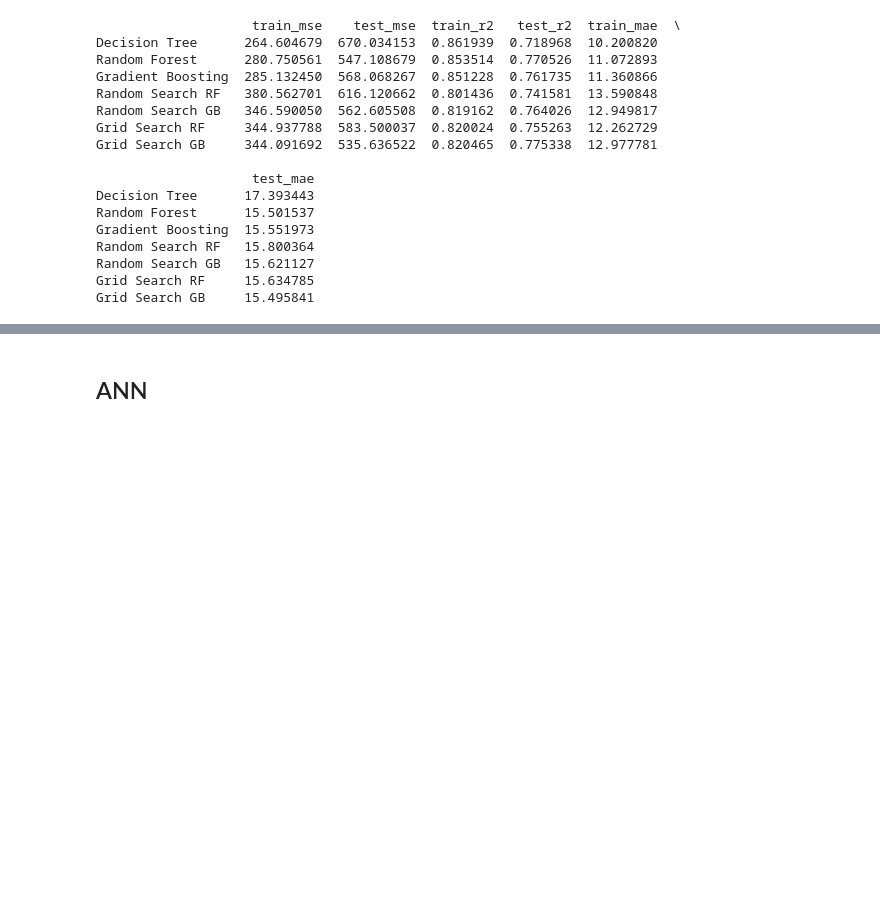
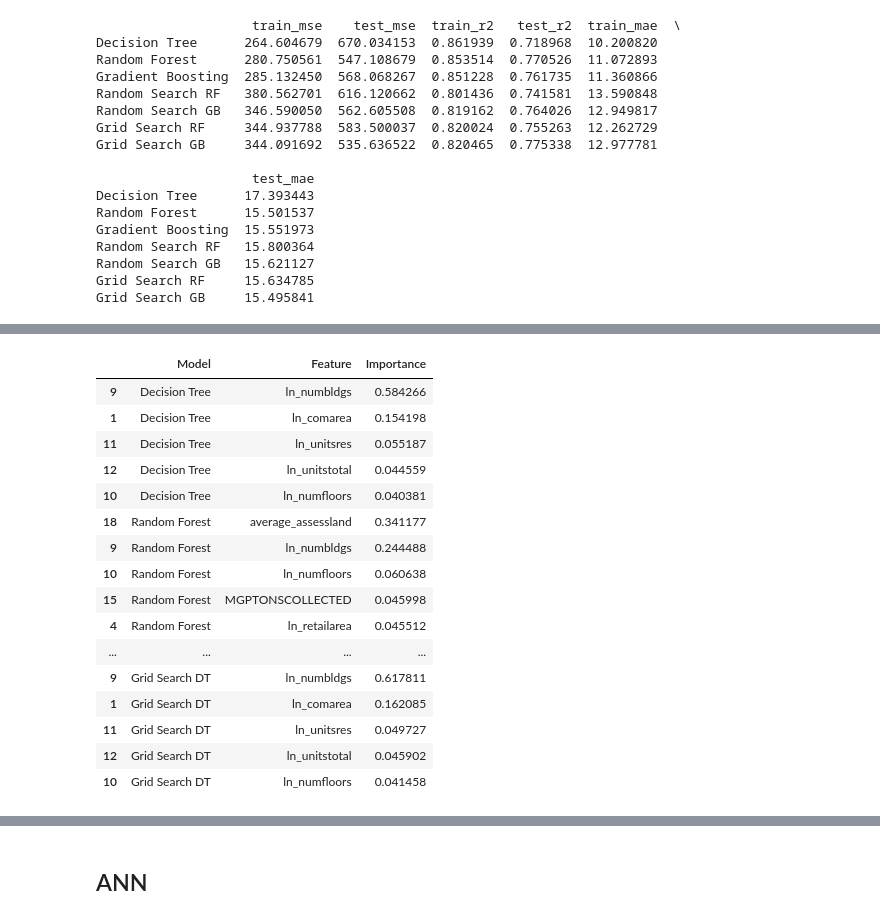
Before and after one commit to Ssuche/CUSP7033project, a Jupyter notebook: Decision_Tree_Random_Forests.ipynb, the cells around one changed output, grey strips where cells are left out. Cells and saved outputs as stored; diff of their text form; code cells hidden in the pictures; blank space fills up the shorter version.

```diff
--- a/Decision_Tree_Random_Forests.ipynb
+++ b/Decision_Tree_Random_Forests.ipynb
@@ -902,0 +951,36 @@ ln_unitstotal    0.041330
+# %%
+import pandas as pd
+np.random.seed(7033)
+significant_features = {}
+
+for name, model in models.items():
+    # Check if the model has a 'feature_importances_' attribute
+    if hasattr(model, 'feature_importances_'):
+        feature_importance = model.feature_importances_
+    else:
+        feature_importance = model.best_estimator_.feature_importances_
+
+    # Store feature importance in a DataFrame with column names as feature names
+    feature_importance_df = pd.DataFrame({'Feature': X_train.columns, 'Importance': feature_importance})
+
+    # Sort the features by importance
+    feature_importance_df = feature_importance_df.sort_values(by='Importance', ascending=False)
+
+    # Select significant features, for example, top 5
+    significant_features[name] = feature_importance_df.head(5)
+
+# Concatenate the DataFrames from the dictionary into a single DataFrame
+significant_features_df = pd.concat(significant_features.values(), keys=significant_features.keys())
+
+# Reset index for cleaner display
+significant_features_df.reset_index(level=0, inplace=True)
+significant_features_df.rename(columns={'level_0': 'Model'}, inplace=True)
+
+# Group by model
+grouped_df = significant_features_df.groupby('Model')
+
+# Display the grouped DataFrame
+for model, group in grouped_df:
+    print(f"Significant features for {model}:")
+    print(group)
+    print()
@@ -902,0 +1005,20 @@ ln_unitstotal    0.041330
+# %%
+significant_features_df
+# %% [output]
+|  | Model | Feature | Importance |
+| 9 | Decision Tree | ln_numbldgs | 0.584266 |
+| 1 | Decision Tree | ln_comarea | 0.154198 |
+| 11 | Decision Tree | ln_unitsres | 0.055187 |
+| 12 | Decision Tree | ln_unitstotal | 0.044559 |
+| 10 | Decision Tree | ln_numfloors | 0.040381 |
+| 18 | Random Forest | average_assessland | 0.341177 |
+| 9 | Random Forest | ln_numbldgs | 0.244488 |
+| 10 | Random Forest | ln_numfloors | 0.060638 |
+| 15 | Random Forest | MGPTONSCOLLECTED | 0.045998 |
+| 4 | Random Forest | ln_retailarea | 0.045512 |
+| ... | ... | ... | ... |
+| 9 | Grid Search DT | ln_numbldgs | 0.617811 |
+| 1 | Grid Search DT | ln_comarea | 0.162085 |
+| 11 | Grid Search DT | ln_unitsres | 0.049727 |
+| 12 | Grid Search DT | ln_unitstotal | 0.045902 |
+| 10 | Grid Search DT | ln_numfloors | 0.041458 |
```
Also changed, not shown: parts of 22 cells of this notebook.
